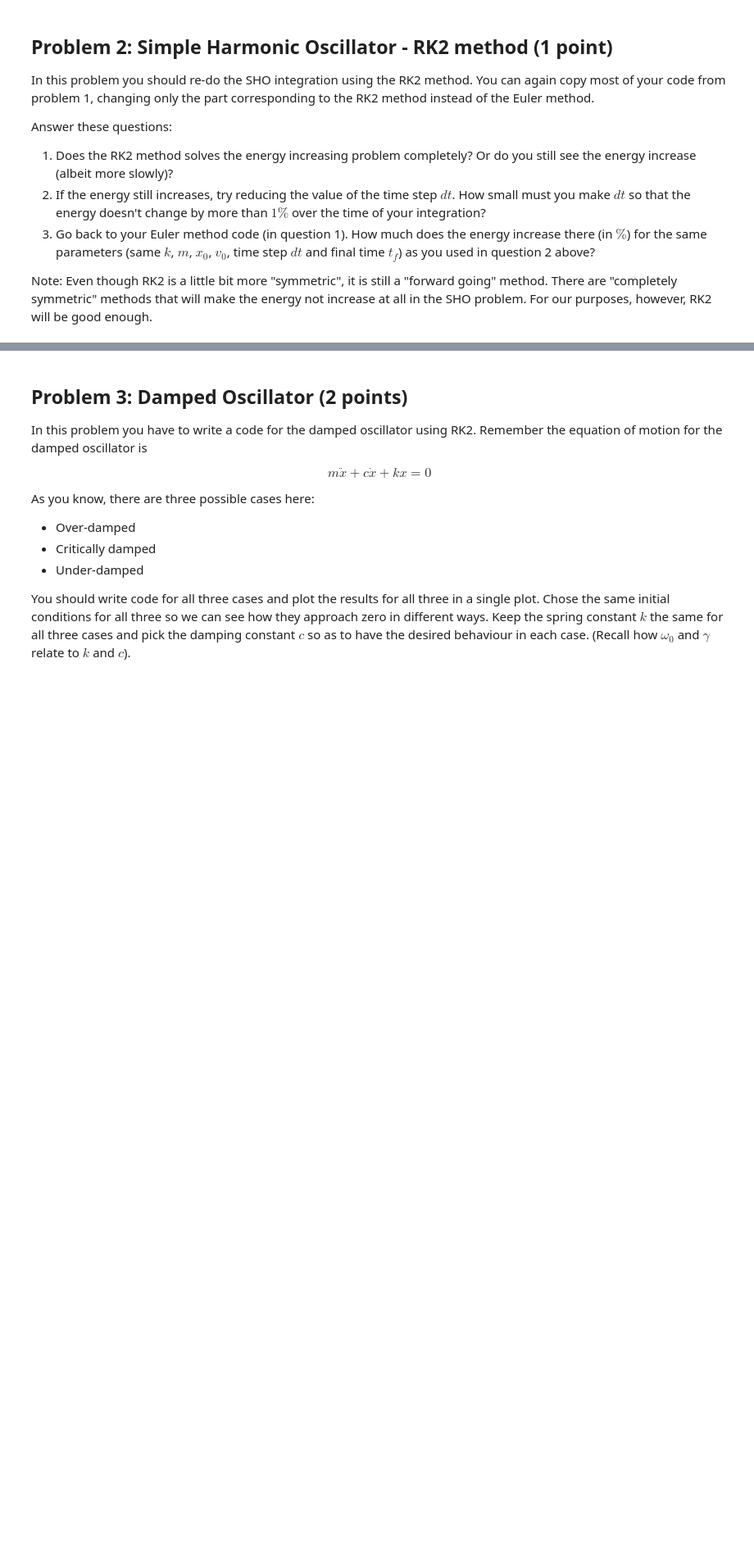
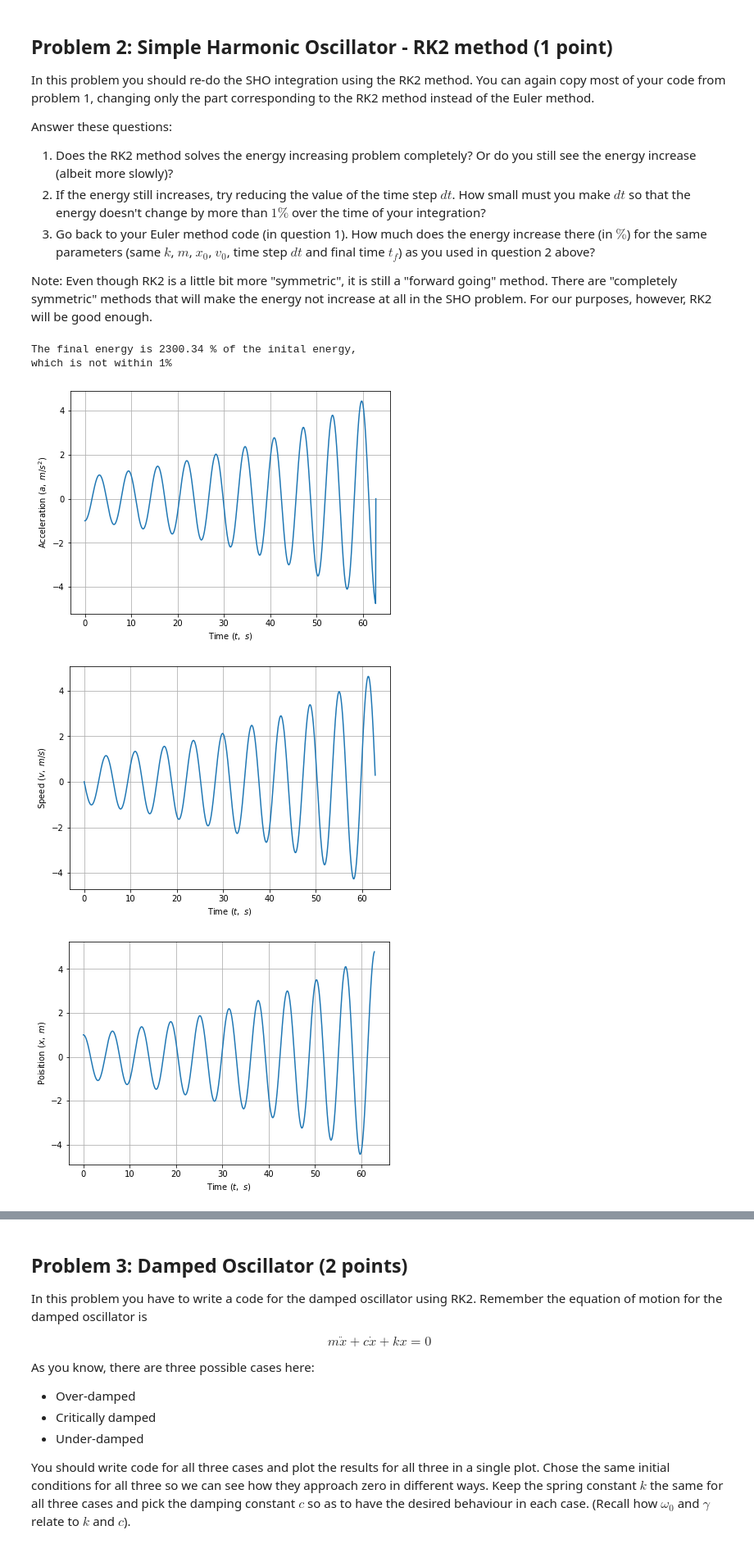
Before and after one commit to Youngposeidon/computational-mechanics-delivery, a Jupyter notebook: project2.ipynb, the cells around one changed output, grey strips where cells are left out. Shown at 82% size. Saved outputs shown, nothing was run; the diff lists cells and outputs as text; code cells hidden in the pictures; blank space fills up the shorter version.

```diff
--- a/project2.ipynb
+++ b/project2.ipynb
@@ -162,0 +165,53 @@ Note: Even though RK2 is a little bit more "symmetric", it is still a "forward g
+# %%
+# RK2 Method integration of the SHO here.
+
+# reuse inital values from problem 1
+
+# k = 1 # spring constant in N/m
+# m = 1 # mass in kg
+# w0 = np.sqrt(k/m) # calculate angluar frequency
+# tf = 10*2*np.pi/w0 # run for 10 periods
+# dt = 0.05
+# x0 = 1 # inital position in m
+#v0 = 0 # inital velocity in m/s
+
+# initalize arrays and set inital values
+# t = np.arange(0,tf,dt)
+ai = np.zeros(len(t))
+vi = np.zeros(len(t))
+vi[0] = v0
+xi = np.zeros(len(t))
+xi[0] = x0
+
+# RK2 method loop
+for i in range(0, len(t) - 1):
+    ai[i] = - k/m * xi[i] # 1
+    xt = xi[i] + 0.5*vi[i]*dt # 3
+    vt = v[i] + 0.5*ai[i]*dt # 4
+    at = - k/m * xt # 5
+    xi[i+1] = xi[i] + dt * vt # 6
+    vi[i+1] = vi[i] + dt * at # 7
+
+# calculate energies
+T = 0.5*m*vi**2
+V = 0.5*k*xi**2
+E = T + V
+
+# plot a, v, x, and total energy
+PhysPlot.plot(t, ai, r"Time ($t,$ $s$)", r"Acceleration ($a,$ $m/s^2$)")
+PhysPlot.plot(t, vi, r"Time ($t,$ $s$)", r"Speed ($v,$ $m/s$)")
+PhysPlot.plot(t, xi, r"Time ($t,$ $s$)", r"Poisition ($x,$ $m$)")
+PhysPlot.plot(t, E, r"Time ($t,$ $s$)", r"Energy ($E,$ $J$)")
+
+# get percent difference and report if within 1%
+print("The final energy is", round(E[len(t) - 1]/E[0]*100,2), "% of the inital energy,")
+if(99 < E[len(t) - 1]/E[0]*100 < 101):
+    print("which is within 1%")
+else:
+    print("which is not within 1%")
+# %% [output]
+The final energy is 2300.34 % of the inital energy,
+which is not within 1%
+[figure, added]
+[figure, added]
+[figure, added]
```
Also changed, not shown: parts of 5 cells of this notebook.
